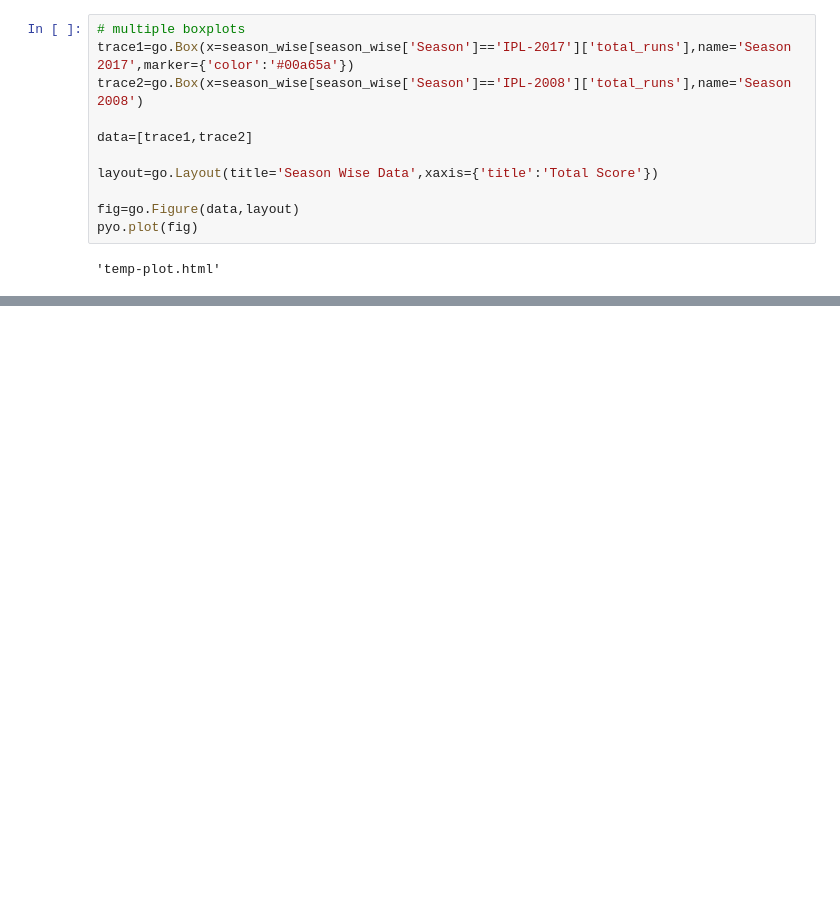
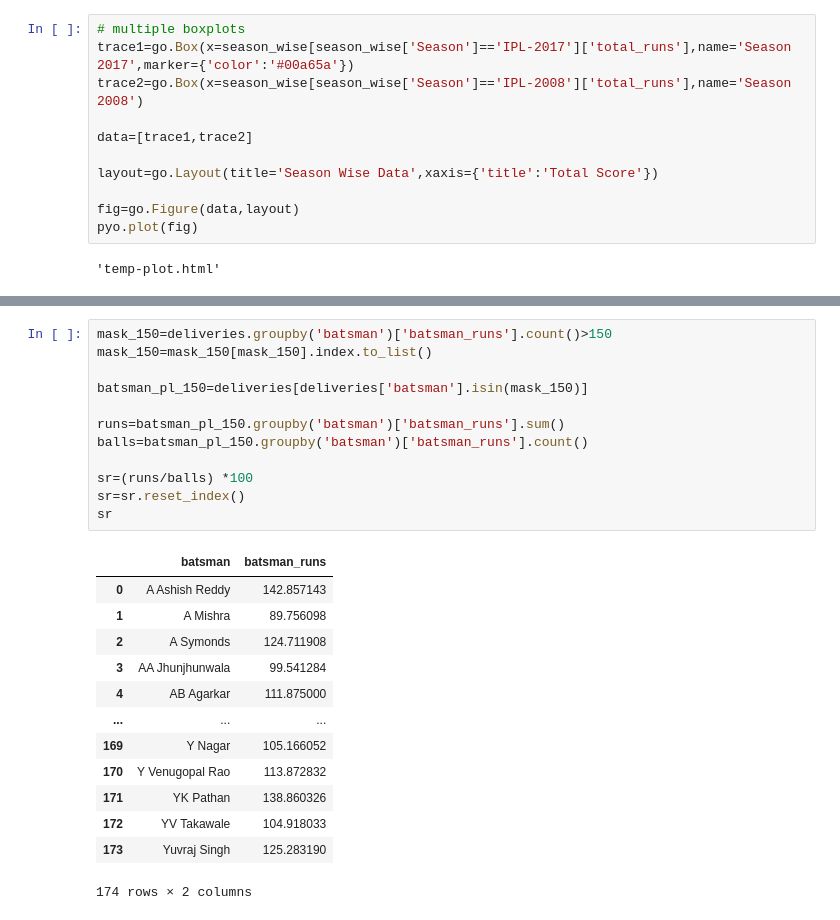
Before and after one commit to divyanshooter/Python, a Jupyter notebook: Tools/Plotly/Plotly Graph Object.ipynb, the cells around one changed output, grey strips where cells are left out. Cells and saved outputs as stored; diff of their text form; blank space fills up the shorter version.

```diff
--- a/Tools/Plotly/Plotly Graph Object.ipynb
+++ b/Tools/Plotly/Plotly Graph Object.ipynb
@@ -310,0 +318,26 @@ season_wise[season_wise['Season']=='IPL-2017']
+# %%
+mask_150=deliveries.groupby('batsman')['batsman_runs'].count()>150
+mask_150=mask_150[mask_150].index.to_list()
+
+batsman_pl_150=deliveries[deliveries['batsman'].isin(mask_150)]
+
+runs=batsman_pl_150.groupby('batsman')['batsman_runs'].sum()
+balls=batsman_pl_150.groupby('batsman')['batsman_runs'].count()
+
+sr=(runs/balls) *100
+sr=sr.reset_index()
+sr
+# %% [output]
+|  | batsman | batsman_runs |
+| 0 | A Ashish Reddy | 142.857143 |
+| 1 | A Mishra | 89.756098 |
+| 2 | A Symonds | 124.711908 |
+| 3 | AA Jhunjhunwala | 99.541284 |
+| 4 | AB Agarkar | 111.875000 |
+| ... | ... | ... |
+| 169 | Y Nagar | 105.166052 |
+| 170 | Y Venugopal Rao | 113.872832 |
+| 171 | YK Pathan | 138.860326 |
+| 172 | YV Takawale | 104.918033 |
+| 173 | Yuvraj Singh | 125.283190 |
+174 rows × 2 columns
```
Also changed, not shown: parts of 16 cells of this notebook, 2 other files.
